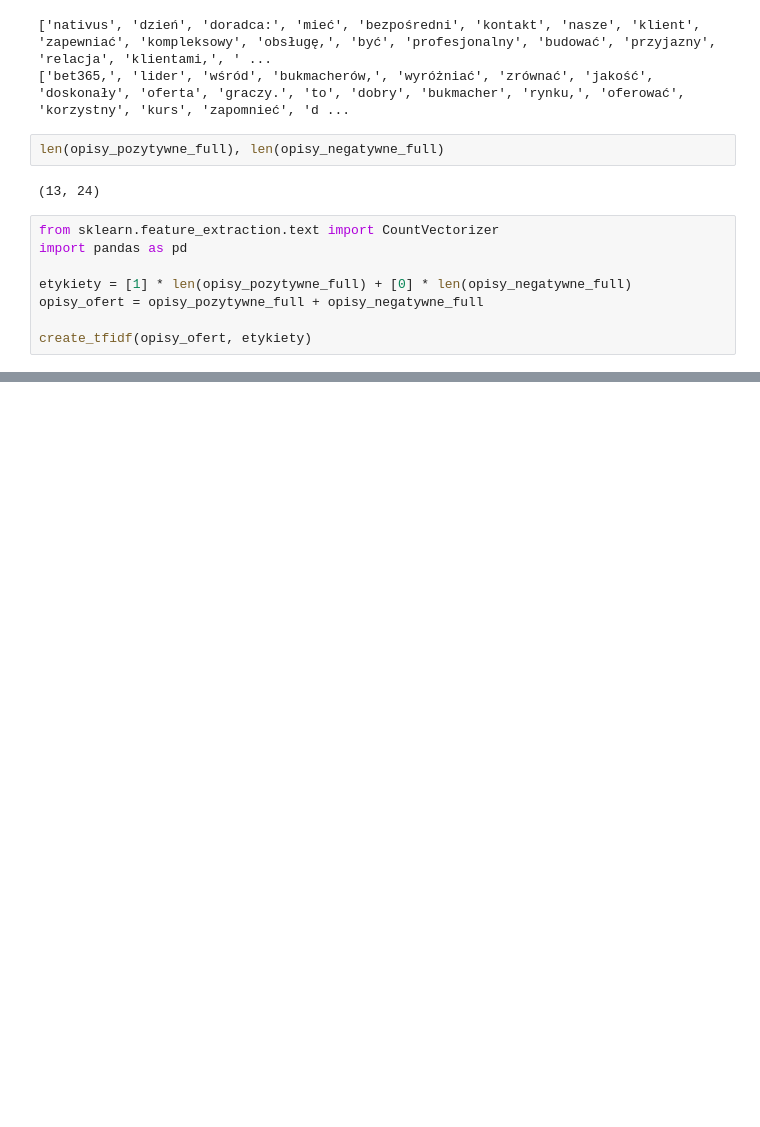
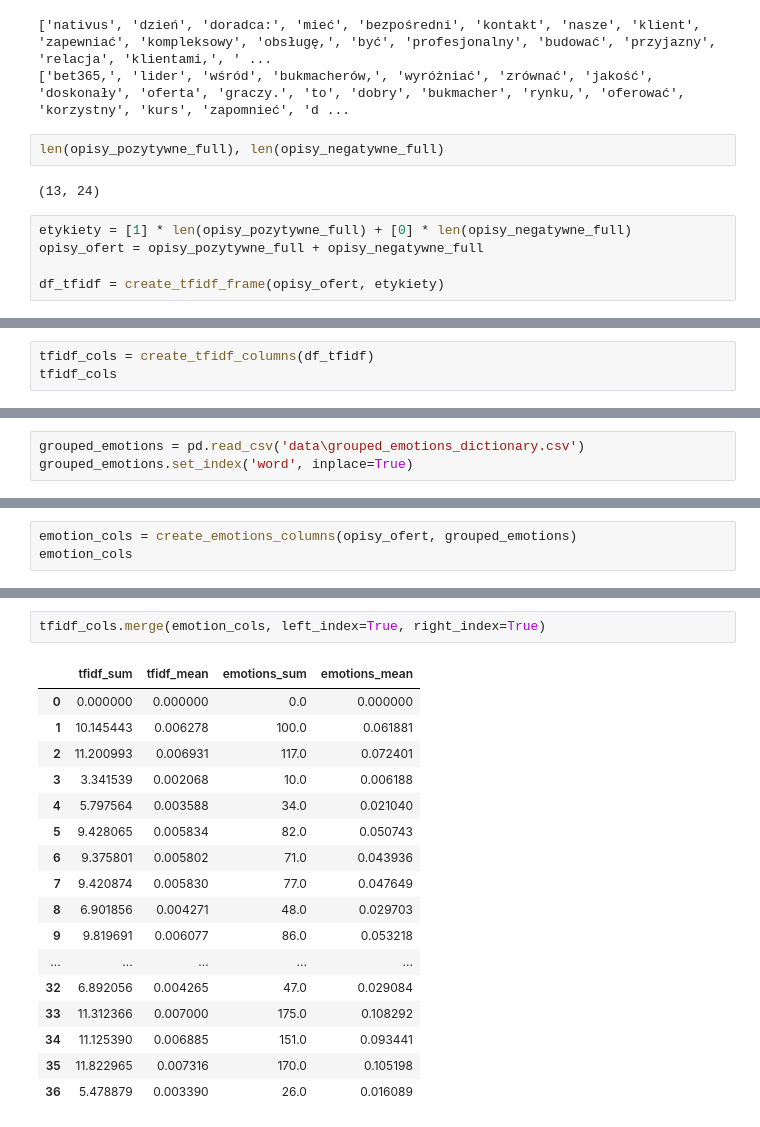
Before and after one commit to wojciechkosiuk/mISIe-SupervisionHack2023, a Jupyter notebook: bag_of_words.ipynb, the cells around one changed output, grey strips where cells are left out. Drawn from its saved outputs; the diff is of its cells as text; blank space fills up the shorter version.

Commit message:
added tfidf_cols and emotion_cols

```diff
--- a/bag_of_words.ipynb
+++ b/bag_of_words.ipynb
@@ -93,10 +105,7 @@ len(opisy_pozytywne_full), len(opisy_negatywne_full)
 # %% [output]
 (13, 24)
 # %%
-from sklearn.feature_extraction.text import CountVectorizer
-import pandas as pd
-
 etykiety = [1] * len(opisy_pozytywne_full) + [0] * len(opisy_negatywne_full)
 opisy_ofert = opisy_pozytywne_full + opisy_negatywne_full
 
-create_tfidf(opisy_ofert, etykiety)
+df_tfidf = create_tfidf_frame(opisy_ofert, etykiety)
@@ -121,0 +112,3 @@ create_tfidf(opisy_ofert, etykiety)
+# %%
+tfidf_cols = create_tfidf_columns(df_tfidf)
+tfidf_cols
@@ -121,0 +133,3 @@ create_tfidf(opisy_ofert, etykiety)
+# %%
+grouped_emotions = pd.read_csv('data\grouped_emotions_dictionary.csv')
+grouped_emotions.set_index('word', inplace=True)
@@ -121,0 +153,3 @@ create_tfidf(opisy_ofert, etykiety)
+# %%
+emotion_cols = create_emotions_columns(opisy_ofert, grouped_emotions)
+emotion_cols
@@ -121,0 +174,20 @@ create_tfidf(opisy_ofert, etykiety)
+# %%
+tfidf_cols.merge(emotion_cols, left_index=True, right_index=True)
+# %% [output]
+|  | tfidf_sum | tfidf_mean | emotions_sum | emotions_mean |
+| 0 | 0.000000 | 0.000000 | 0.0 | 0.000000 |
+| 1 | 10.145443 | 0.006278 | 100.0 | 0.061881 |
+| 2 | 11.200993 | 0.006931 | 117.0 | 0.072401 |
+| 3 | 3.341539 | 0.002068 | 10.0 | 0.006188 |
+| 4 | 5.797564 | 0.003588 | 34.0 | 0.021040 |
+| 5 | 9.428065 | 0.005834 | 82.0 | 0.050743 |
+| 6 | 9.375801 | 0.005802 | 71.0 | 0.043936 |
+| 7 | 9.420874 | 0.005830 | 77.0 | 0.047649 |
+| 8 | 6.901856 | 0.004271 | 48.0 | 0.029703 |
+| 9 | 9.819691 | 0.006077 | 86.0 | 0.053218 |
+| ... | ... | ... | ... | ... |
+| 32 | 6.892056 | 0.004265 | 47.0 | 0.029084 |
+| 33 | 11.312366 | 0.007000 | 175.0 | 0.108292 |
+| 34 | 11.125390 | 0.006885 | 151.0 | 0.093441 |
+| 35 | 11.822965 | 0.007316 | 170.0 | 0.105198 |
+| 36 | 5.478879 | 0.003390 | 26.0 | 0.016089 |
```
Also changed, not shown: parts of 7 cells of this notebook, 1 other file.
